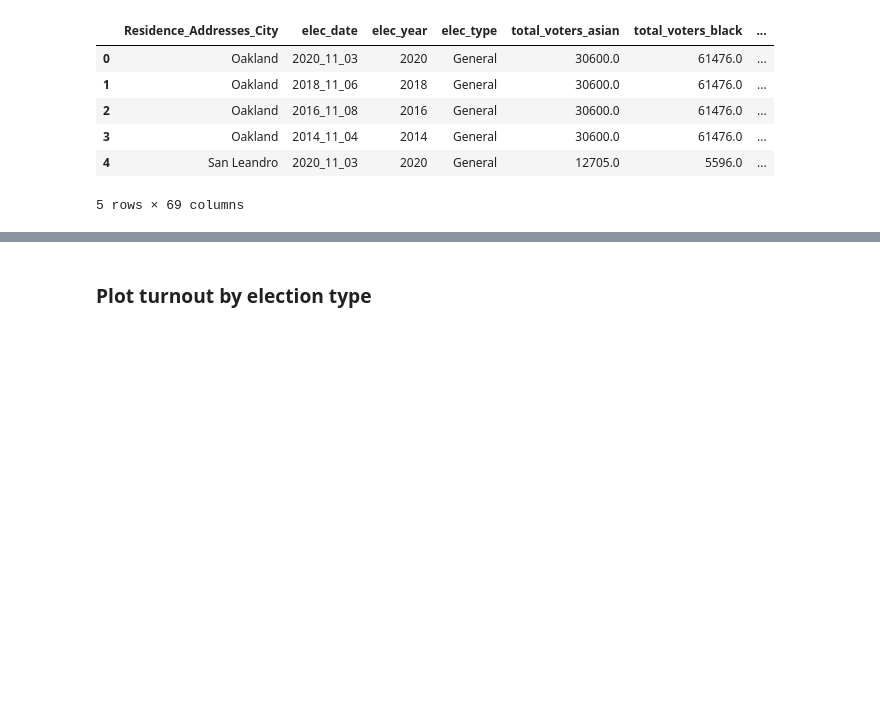
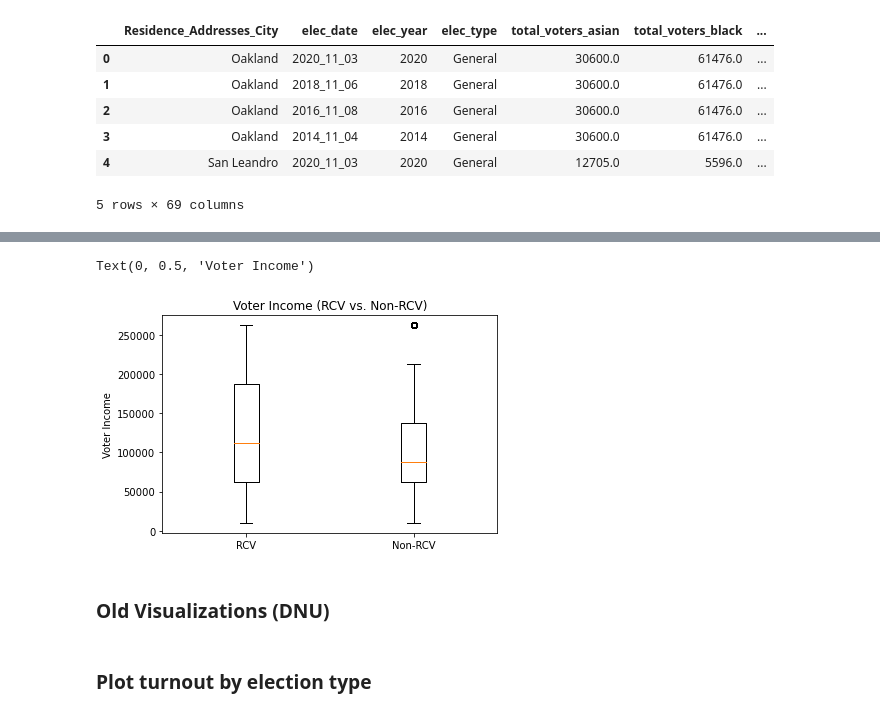
Before and after one commit to jnshzk/capstone, a Jupyter notebook: jin_visualizations.ipynb, the cells around one changed output, grey strips where cells are left out. Saved outputs shown, nothing was run; the diff lists cells and outputs as text; code cells hidden in the pictures; blank space fills up the shorter version.

```diff
--- a/jin_visualizations.ipynb
+++ b/jin_visualizations.ipynb
@@ -16,3 +92,30 @@ df.head()
+# %%
+#breakout data by rcv vs. non-rcv
+rcv_cities = ['Albany', 'Berkeley', 'Eureka', 'Oakland', 'Palm Desert', 'San Francisco', 'San Leandro',
+             'Las Cruces', 'Santa Fe', 'Boulder', 'Burlington', 'Portland', 'Takoma Park', 'Bluffdale',
+             'Payson', 'Cottonwood Heights', 'Salt Lake City', 'Sandy', 'Midvale', 'Draper', 'Lehi',
+             'Springville', 'South Salt Lake', 'Magna', 'Heber', 'Millcreek', 'Riverton', 'St. Louis Park',
+             'Bloomington', 'Minneapolis', 'Minnetonka']
+non_rcv_cities = list(set(df['Residence_Addresses_City']) - set(rcv_cities))
+
+rcv_df = df[df['Residence_Addresses_City'].isin(rcv_cities)]
+non_rcv_df = df[df['Residence_Addresses_City'].isin(non_rcv_cities)]
+# %%
+#boxplots for income (rcv vs. non-rcv)
+
+rcv_incomes = get_incomes_list(rcv_df)
+non_rcv_incomes = get_incomes_list(non_rcv_df)
+
+plot_vals = [rcv_incomes, non_rcv_incomes]
+
+plt.boxplot(plot_vals, labels = ['RCV', 'Non-RCV'])
+plt.title('Voter Income (RCV vs. Non-RCV)')
+plt.ylabel('Voter Income')
+# %% [output]
+Text(0, 0.5, 'Voter Income')
+[figure, added]
+# %% [markdown]
+### Old Visualizations (DNU)
 # %% [markdown]
 ### Plot turnout by election type
 # %%
```
Also changed, not shown: parts of 9 cells of this notebook.
